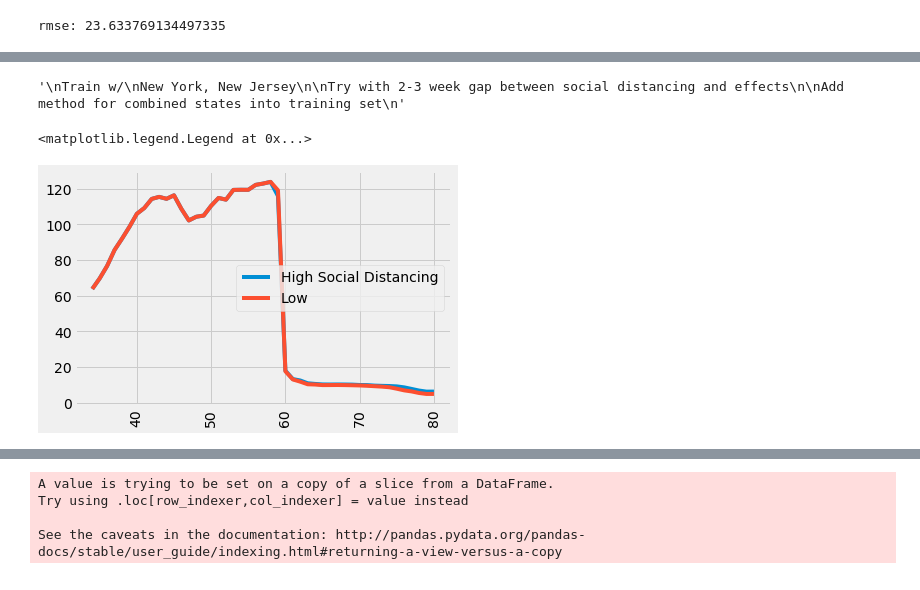
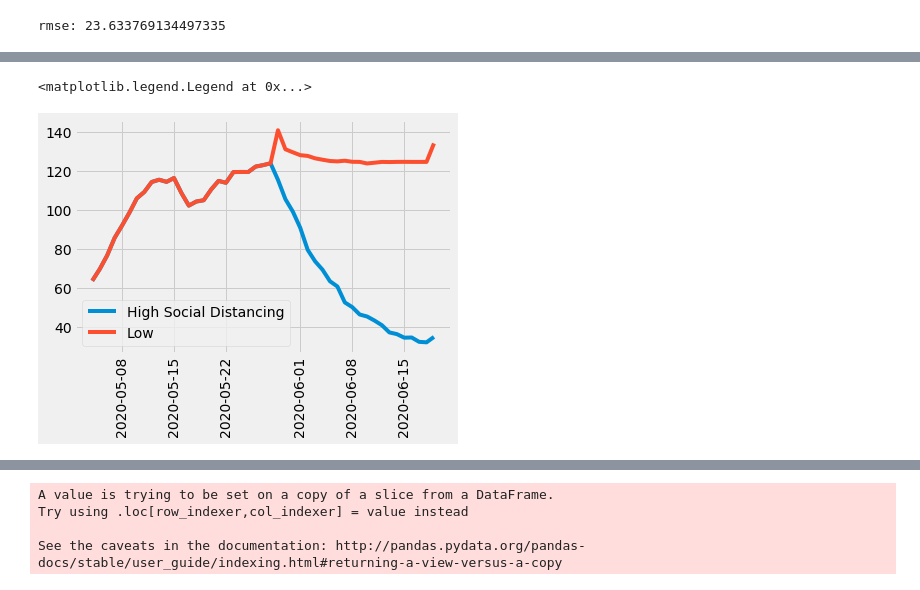
Before and after one commit to Jbudnick/Covid-19-Forecasting, a Jupyter notebook: notebooks/EDA_State_Comparison.ipynb, the cells around one changed output, grey strips where cells are left out. Drawn from its saved outputs; the diff is of its cells as text; code cells hidden in the pictures.

Commit message:
Model now can gather most similar states and make predictions. MVP Complete. Now need to polish code and figures for presentation.

```diff
--- a/notebooks/EDA_State_Comparison.ipynb
+++ b/notebooks/EDA_State_Comparison.ipynb
@@ -837,0 +752,4 @@ rmse: 4.626463738673787
+# %%
+min_vals = State_Compile.X.min().loc['retail_and_recreation(t)':'driving(t)']
+# %%
+max_vals = State_Compile.X.max().loc['retail_and_recreation(t)':'driving(t)']
@@ -838,3 +767,8 @@ rmse: 4.626463738673787
+# %%
+max_SD = list(min_vals[:5])
+max_SD.extend([max_vals[5], min_vals[6]])
+min_SD = list(max_vals[:5])
+min_SD.extend([min_vals[5], max_vals[6]])
 # %%
 #Plots all states in training and test range - assumes all states have unique population densities
 pop_densities = State_Compile.X['pop_density(t)'].unique()
@@ -892,31 +826,20 @@ def plot_state(st, type = 'line', label = None):
     st_df = st_df.drop(['state', 'pop_density'], axis = 1)
     st_df.index.name = st
     return st_df
-# %%
-'''
-Train w/
-New York, New Jersey
-
-Try with 2-3 week gap between social distancing and effects
-
-Add method for combined states into training set
-'''
-# %% [output]
-'\nTrain w/\nNew York, New Jersey\n\nTry with 2-3 week gap between social distancing and effects\n\nAdd method for combined states into training set\n'
 # %%
-State_Analysis_X['days_elapsed(t)'] = State_Analysis_X['days_elapsed(t)'] - 45
+# State_Analysis_X['days_elapsed(t)'] = State_Analysis_X['days_elapsed(t)'] - 45
 # %%
-high_pred = generate_prediction_df('High', State_Analysis_X, State_Analysis_y, predictions=21, rf = State_Compile.rf)
+high_pred = generate_prediction_df(max_SD, State_Analysis_X, State_Analysis_y, predictions=21, rf = State_Compile.rf)
 x = high_pred[0]['days_elapsed(t)']
 y = high_pred[1]
-plt.plot(x[-len(y):],y, label = 'High Social Distancing')
-low_pred = generate_prediction_df('Low', State_Analysis_X, State_Analysis_y, predictions=21, rf = State_Compile.rf)
+plt.plot(x[-len(y):].apply(convert_to_date),y, label = 'High Social Distancing')
+low_pred = generate_prediction_df([0.698571,0.972857,1.905714,0.504286, 0.608571, 1.144286, 0.980686], State_Analysis_X, State_Analysis_y, predictions=21, rf = State_Compile.rf)
 x = low_pred[0]['days_elapsed(t)']
 y = low_pred[1]
-plt.plot(x[-len(y):],y, label ='Low')
+plt.plot(x[-len(y):].apply(convert_to_date),y, label ='Low')
 plt.xticks(rotation = 90)
 
 plt.legend()
 # %% [output]
 <matplotlib.legend.Legend at 0x...>
-[figure, old version]
+[figure, new version]
```
Also changed, not shown: parts of 22 cells of this notebook.
